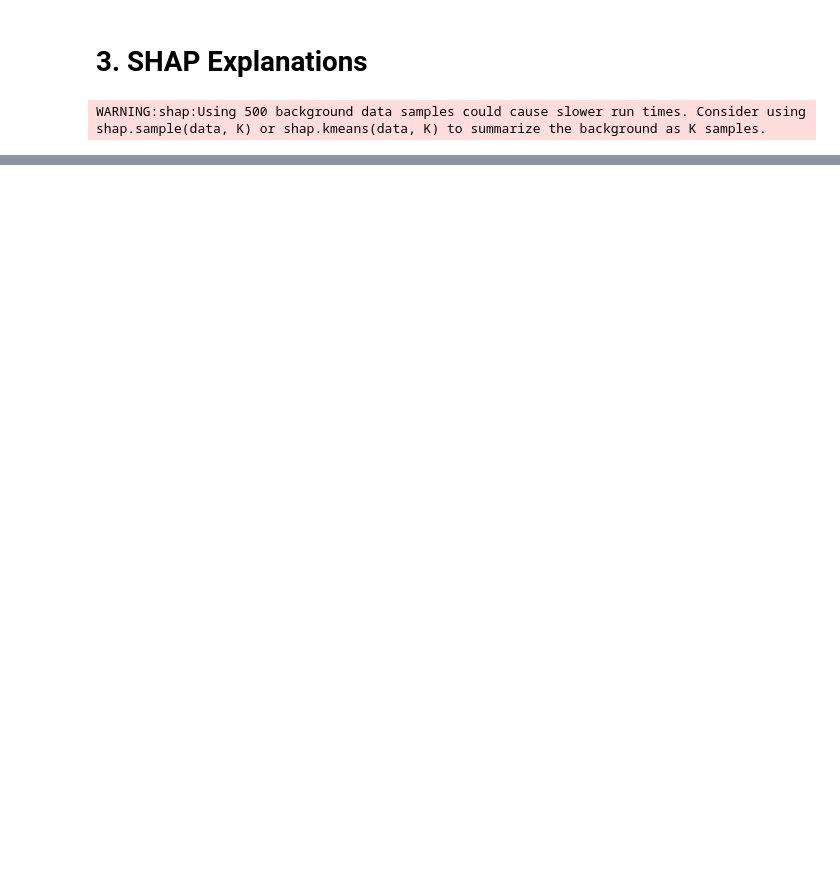
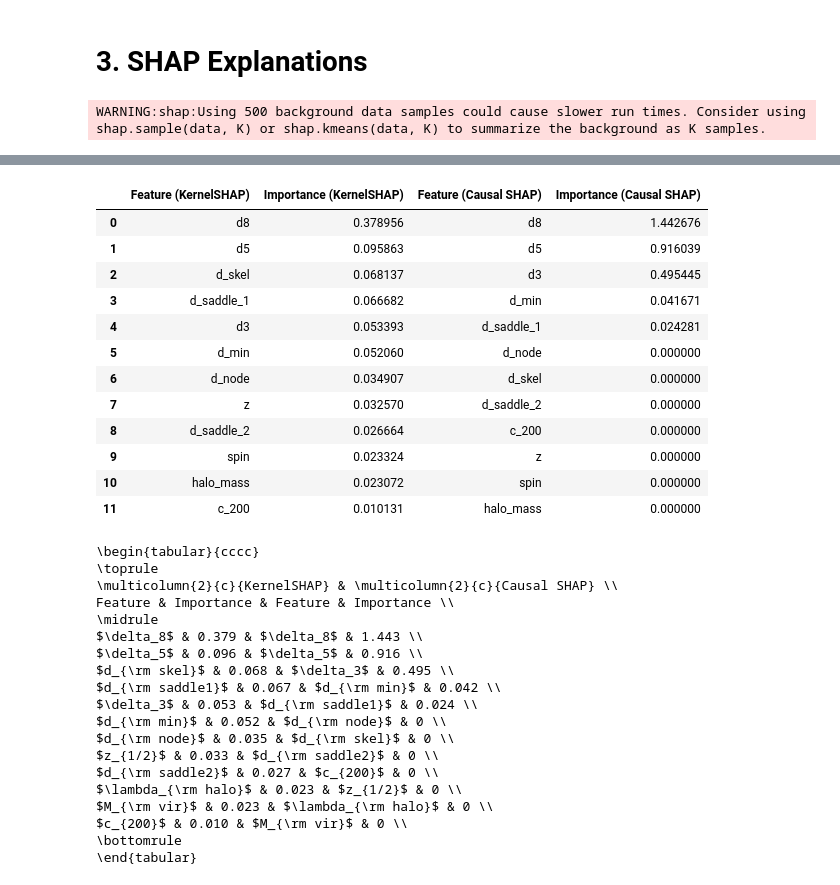
Before and after one commit to CrisCL20/Proyecto-XAI, a Jupyter notebook: notebooks/explanations.ipynb, the cells around one changed output, grey strips where cells are left out. Drawn from its saved outputs; the diff is of its cells as text; code cells hidden in the pictures; blank space fills up the shorter version.

```diff
--- a/notebooks/explanations.ipynb
+++ b/notebooks/explanations.ipynb
@@ -151,0 +317,77 @@ shap.plots._waterfall.waterfall_legacy(
+# %%
+# === Tabla comparativa de importancia (KernelSHAP vs Causal SHAP) + LaTeX dinámico ===
+from IPython.display import display
+
+# Notación tipo paper para cada feature
+latex_name = {
+    'halo_mass': r'M_{\rm vir}', 'd3': r'\delta_3', 'd5': r'\delta_5', 'd8': r'\delta_8',
+    'c_200': r'c_{200}', 'z': r'z_{1/2}', 'spin': r'\lambda_{\rm halo}',
+    'd_min': r'd_{\rm min}', 'd_node': r'd_{\rm node}', 'd_saddle_1': r'd_{\rm saddle1}',
+    'd_saddle_2': r'd_{\rm saddle2}', 'd_skel': r'd_{\rm skel}',
+}
+
+# Importancia global = media de |SHAP| (los mismos valores del gráfico de barras comparativo)
+kernel_imp = np.abs(shap_values).mean(0)
+causal_imp = np.abs(causal_shap_values).mean(0)
+
+def _ranked(imp):                       # features ordenadas de mayor a menor importancia
+    return [(features[k], float(imp[k])) for k in np.argsort(imp)[::-1]]
+k_rank, c_rank = _ranked(kernel_imp), _ranked(causal_imp)
+
+# (1) Tabla legible
+tabla_imp = pd.DataFrame({
+    'Feature (KernelSHAP)':     [f for f, _ in k_rank],
+    'Importance (KernelSHAP)':  [v for _, v in k_rank],
+    'Feature (Causal SHAP)':    [f for f, _ in c_rank],
+    'Importance (Causal SHAP)': [v for _, v in c_rank],
+})
+display(tabla_imp.round(6))
+
+# (2) LaTeX dinámico (se regenera con los valores calculados; copia y pega en tu paper)
+def _fmt(v):
+    if v == 0:            return '0'
+    if abs(v) >= 1e-3:    return f'{v:.3f}'
+    m, e = f'{v:.1e}'.split('e')
+    return rf'${m}\cdot10^{{{int(e)}}}$'
+
+rows = [r'\begin{tabular}{cccc}', r'\toprule',
+        r'\multicolumn{2}{c}{KernelSHAP} & \multicolumn{2}{c}{Causal SHAP} \\',
+        r'Feature & Importance & Feature & Importance \\', r'\midrule']
+for (kf, kv), (cf, cv) in zip(k_rank, c_rank):
+    rows.append(f'${latex_name[kf]}$ & {_fmt(kv)} & ${latex_name[cf]}$ & {_fmt(cv)} \\\\')
+rows += [r'\bottomrule', r'\end{tabular}']
+latex_tabla = '\n'.join(rows)
+print(latex_tabla)
+# %% [output]
+|  | Feature (KernelSHAP) | Importance (KernelSHAP) | Feature (Causal SHAP) | Importance (Causal SHAP) |
+| 0 | d8 | 0.378956 | d8 | 1.442676 |
+| 1 | d5 | 0.095863 | d5 | 0.916039 |
+| 2 | d_skel | 0.068137 | d3 | 0.495445 |
+| 3 | d_saddle_1 | 0.066682 | d_min | 0.041671 |
+| 4 | d3 | 0.053393 | d_saddle_1 | 0.024281 |
+| 5 | d_min | 0.052060 | d_node | 0.000000 |
+| 6 | d_node | 0.034907 | d_skel | 0.000000 |
+| 7 | z | 0.032570 | d_saddle_2 | 0.000000 |
+| 8 | d_saddle_2 | 0.026664 | c_200 | 0.000000 |
+| 9 | spin | 0.023324 | z | 0.000000 |
+| 10 | halo_mass | 0.023072 | spin | 0.000000 |
+| 11 | c_200 | 0.010131 | halo_mass | 0.000000 |
+\begin{tabular}{cccc}
+\toprule
+\multicolumn{2}{c}{KernelSHAP} & \multicolumn{2}{c}{Causal SHAP} \\
+Feature & Importance & Feature & Importance \\
+\midrule
+$\delta_8$ & 0.379 & $\delta_8$ & 1.443 \\
+$\delta_5$ & 0.096 & $\delta_5$ & 0.916 \\
+$d_{\rm skel}$ & 0.068 & $\delta_3$ & 0.495 \\
+$d_{\rm saddle1}$ & 0.067 & $d_{\rm min}$ & 0.042 \\
+$\delta_3$ & 0.053 & $d_{\rm saddle1}$ & 0.024 \\
+$d_{\rm min}$ & 0.052 & $d_{\rm node}$ & 0 \\
+$d_{\rm node}$ & 0.035 & $d_{\rm skel}$ & 0 \\
+$z_{1/2}$ & 0.033 & $d_{\rm saddle2}$ & 0 \\
+$d_{\rm saddle2}$ & 0.027 & $c_{200}$ & 0 \\
+$\lambda_{\rm halo}$ & 0.023 & $z_{1/2}$ & 0 \\
+$M_{\rm vir}$ & 0.023 & $\lambda_{\rm halo}$ & 0 \\
+$c_{200}$ & 0.010 & $M_{\rm vir}$ & 0 \\
+\bottomrule
+\end{tabular}
```
Also changed, not shown: parts of 7 cells of this notebook.
